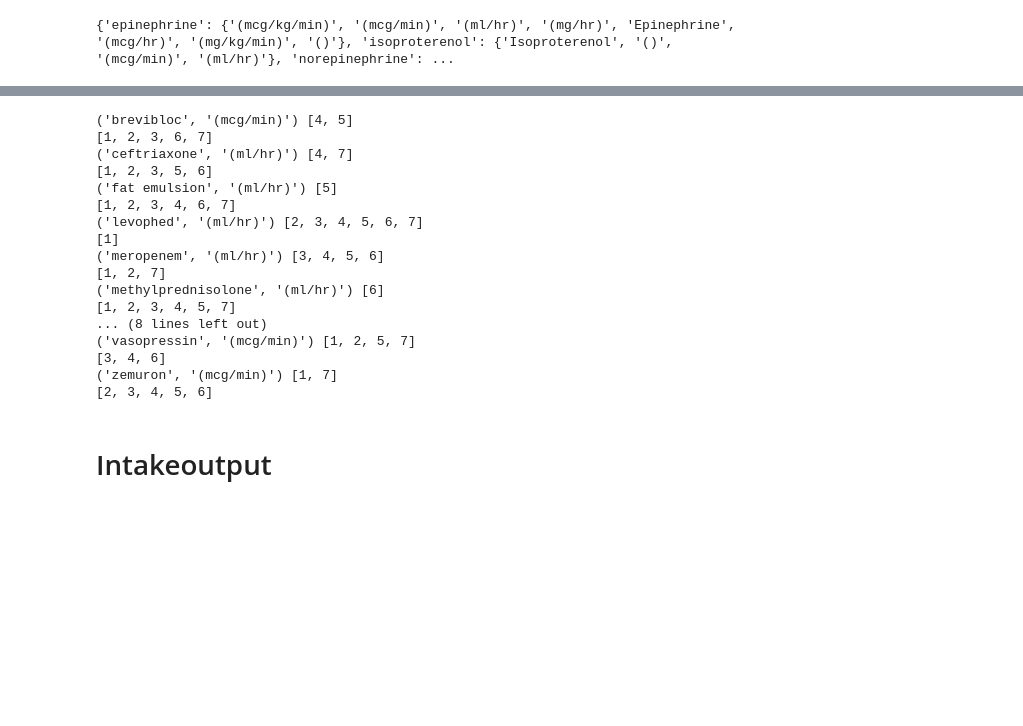
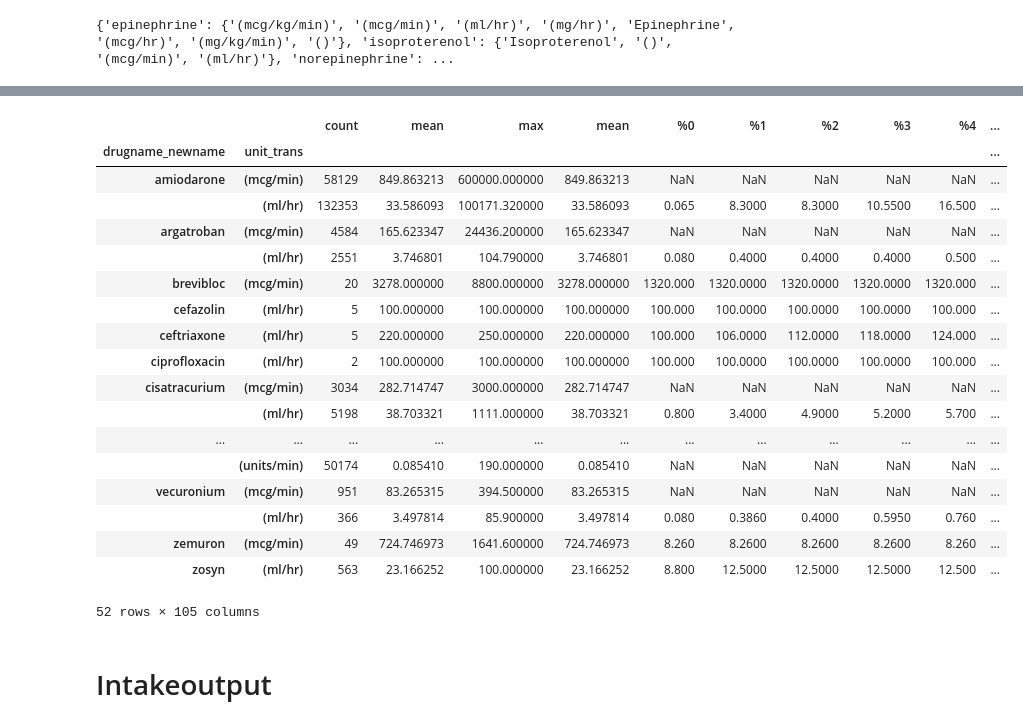
Before and after one commit to HanlongLiao/EICU, a Jupyter notebook: new_project/data_preproc.ipynb, the cells around one changed output, grey strips where cells are left out. Cells and saved outputs as stored; diff of their text form; code cells hidden in the pictures; blank space fills up the shorter version.

```diff
--- a/new_project/data_preproc.ipynb
+++ b/new_project/data_preproc.ipynb
@@ -130,12 +135,14 @@ KeyboardInterrupt:
 # %%
 # 静脉用药剂量infusiondrug表格处理
 infusiondrug = pd.read_csv('./data/infusionDrug.csv')
+patient = pd.read_csv('./data/final/patient_final.csv')['patientunitstayid']
 # infusiondrug 表格字段
 # Index(['infusiondrugid', 'patientunitstayid', 'infusionoffset', 'drugname',
 #        'drugrate', 'infusionrate', 'drugamount', 'volumeoffluid',
 #        'patientweight'],
 #       dtype='object')
 infusiondrug = infusiondrug[['patientunitstayid', 'drugname', 'drugrate', 'infusionrate', 'drugamount', 'volumeoffluid']]
+infusiondrug = pd.merge(infusiondrug, patient, on=['patientunitstayid'], how='innder')
 
 # 所要筛选出来的药物
 # 血管活性类: 'epinephrine', 'isoproterenol', 'norepinephrine', 'phenylephrine', 'norepinephrine', 'nitroGLYCERIN', 'levophed', 'isoproterenol', 'dopamine';
@@ -146,6 +153,7 @@ infusiondrug = infusiondrug[['patientunitstayid', 'drugname', 'drugrate', 'infus
 # 激素: 'methylprednisolone', 'solumedrol';
 
 drugname_name = ['epinephrine', 'isoproterenol', 'norepinephrine', 'phenylephrine', 'norepinephrine', 'nitroGLYCERIN', 'levophed', 'isoproterenol', 'dopamine', 'amiodarone', 'brevibloc', 'vasopressin', 'milrinone', 'esmolol', 'zosyn', 'vancomycin', 'meropenem', 'cefazolin', 'ciprofloxacin', 'ceftriaxone', 'cisatracurium', 'argatroban', 'dexmedetomidine', 'zemuron', 'vecuronium', 'rocuronium', 'propofol', 'nimbex', 'midazolam', 'LIPIDS', 'fat emulsion', 'tpn', 'methylprednisolone', 'solumedrol']
+
 drugname_pattern = 'epinephrine|isoproterenol|norepinephrine|phenylephrine|norepinephrine|nitroGLYCERIN|levophed|isoproterenol|dopamine|amiodarone|brevibloc|vasopressin|milrinone|esmolol|zosyn|vancomycin|meropenem|cefazolin|ciprofloxacin|ceftriaxone|cisatracurium|argatroban|dexmedetomidine|zemuron|vecuronium|rocuronium|propofol|nimbex|midazolam|LIPIDS|fat emulsion|tpn|methylprednisolone|solumedrol'
 
 # 匹配函数
@@ -385,46 +460,3 @@ infusiondrug_new = infusiondrug_new.pivot_table('drugrate_trans', index=['patien
-# %%
-# 添加缺失列
-infusiondrug_new_ = infusiondrug_new.copy(deep=True)
-infusiondrug_new_.columns = infusiondrug_new.columns.droplevel(0)
-
-lev1, lev2, lev3 = zip(*infusiondrug_new_.columns.tolist())
-index_dict = dict()
-index_zip = zip(zip(lev1, lev2), lev3)
-for key, value in index_zip:
-    if key not in index_dict.keys():
-        index_dict[key] = list()
-    index_dict[key].append(value)
-
-index_dict
-
-for key, value in index_dict.items():
-    if set(value) != set([1, 2, 3, 4, 5, 6, 7]):
-        print(key, value)
-        value_ = list(set([1, 2, 3, 4, 5, 6, 7]) - set(value))
-        print(value_)
-        for v in value_:
-            infusiondrug_new_.loc[:, (key[0], key[1], v)] = np.nan
-
-infusiondrug_new_ = infusiondrug_new_.sort_index(axis=1)
-infusiondrug_new_.to_csv('./data/final/infusiondrug_final.csv', sep=',', header=True, index=False, encoding='utf_8')
-# %% [output]
-('brevibloc', '(mcg/min)') [4, 5]
-[1, 2, 3, 6, 7]
-('ceftriaxone', '(ml/hr)') [4, 7]
-[1, 2, 3, 5, 6]
-('fat emulsion', '(ml/hr)') [5]
-[1, 2, 3, 4, 6, 7]
-('levophed', '(ml/hr)') [2, 3, 4, 5, 6, 7]
-[1]
-('meropenem', '(ml/hr)') [3, 4, 5, 6]
-[1, 2, 7]
-('methylprednisolone', '(ml/hr)') [6]
-[1, 2, 3, 4, 5, 7]
-... (8 lines left out)
-('vasopressin', '(mcg/min)') [1, 2, 5, 7]
-[3, 4, 6]
-('zemuron', '(mcg/min)') [1, 7]
-[2, 3, 4, 5, 6]
 # %%
 drugname_statics = []
 for key_name in drugname_name:
@@ -439,6 +471,38 @@ for key_name in drugname_name:
         drugname_statics.append([key_name, d, list_view['count'], list_view['max'],  list_view['min'], list_view['mean'], list_view['50%'], list_view['75%'] - list_view['25%']])
 
 pd.DataFrame(drugname_statics, columns=['Drugcategory', 'Drugname', 'Count', 'Max', 'Min', 'Mean', 'Median', 'IQR']).to_csv('./drug_statics.csv')
+# %%
+# 表格数据统计
+from functools import partial
+
+infusion_st = pd.read_csv('./infusiondrug_new_trans.csv')[['drugname_newname', 'drugrate_trans', 'unit_trans']]
+percentiles = [i for i in range(0, 101)]
+aggs = ['count', 'mean', 'max', 'mean']
+for i in percentiles:
+    aggs.append(('%'+str(i), partial(np.percentile, q=i)))
+infusion_st_2 = infusion_st.groupby(['drugname_newname', 'unit_trans'])['drugrate_trans'].agg(aggs)
+infusion_st_2.to_csv('./data/final/infusion_statics.csv', index=True, header=True, encoding='utf_8')
+infusion_st_2
+# %% [output]
+|  |  | count | mean | max | mean | %0 | %1 | %2 | %3 | %4 | ... |
+| drugname_newname | unit_trans |  |  |  |  |  |  |  |  |  | ... |
+| amiodarone | (mcg/min) | 58129 | 849.863213 | 600000.000000 | 849.863213 | NaN | NaN | NaN | NaN | NaN | ... |
+|  | (ml/hr) | 132353 | 33.586093 | 100171.320000 | 33.586093 | 0.065 | 8.3000 | 8.3000 | 10.5500 | 16.500 | ... |
+| argatroban | (mcg/min) | 4584 | 165.623347 | 24436.200000 | 165.623347 | NaN | NaN | NaN | NaN | NaN | ... |
+|  | (ml/hr) | 2551 | 3.746801 | 104.790000 | 3.746801 | 0.080 | 0.4000 | 0.4000 | 0.4000 | 0.500 | ... |
+| brevibloc | (mcg/min) | 20 | 3278.000000 | 8800.000000 | 3278.000000 | 1320.000 | 1320.0000 | 1320.0000 | 1320.0000 | 1320.000 | ... |
+| cefazolin | (ml/hr) | 5 | 100.000000 | 100.000000 | 100.000000 | 100.000 | 100.0000 | 100.0000 | 100.0000 | 100.000 | ... |
+| ceftriaxone | (ml/hr) | 5 | 220.000000 | 250.000000 | 220.000000 | 100.000 | 106.0000 | 112.0000 | 118.0000 | 124.000 | ... |
+| ciprofloxacin | (ml/hr) | 2 | 100.000000 | 100.000000 | 100.000000 | 100.000 | 100.0000 | 100.0000 | 100.0000 | 100.000 | ... |
+| cisatracurium | (mcg/min) | 3034 | 282.714747 | 3000.000000 | 282.714747 | NaN | NaN | NaN | NaN | NaN | ... |
+|  | (ml/hr) | 5198 | 38.703321 | 1111.000000 | 38.703321 | 0.800 | 3.4000 | 4.9000 | 5.2000 | 5.700 | ... |
+| ... | ... | ... | ... | ... | ... | ... | ... | ... | ... | ... | ... |
+|  | (units/min) | 50174 | 0.085410 | 190.000000 | 0.085410 | NaN | NaN | NaN | NaN | NaN | ... |
+| vecuronium | (mcg/min) | 951 | 83.265315 | 394.500000 | 83.265315 | NaN | NaN | NaN | NaN | NaN | ... |
+|  | (ml/hr) | 366 | 3.497814 | 85.900000 | 3.497814 | 0.080 | 0.3860 | 0.4000 | 0.5950 | 0.760 | ... |
+| zemuron | (mcg/min) | 49 | 724.746973 | 1641.600000 | 724.746973 | 8.260 | 8.2600 | 8.2600 | 8.2600 | 8.260 | ... |
+| zosyn | (ml/hr) | 563 | 23.166252 | 100.000000 | 23.166252 | 8.800 | 12.5000 | 12.5000 | 12.5000 | 12.500 | ... |
+52 rows × 105 columns
 # %% [markdown]
 # Intakeoutput
 # %%
```
Also changed, not shown: parts of 10 cells of this notebook.
